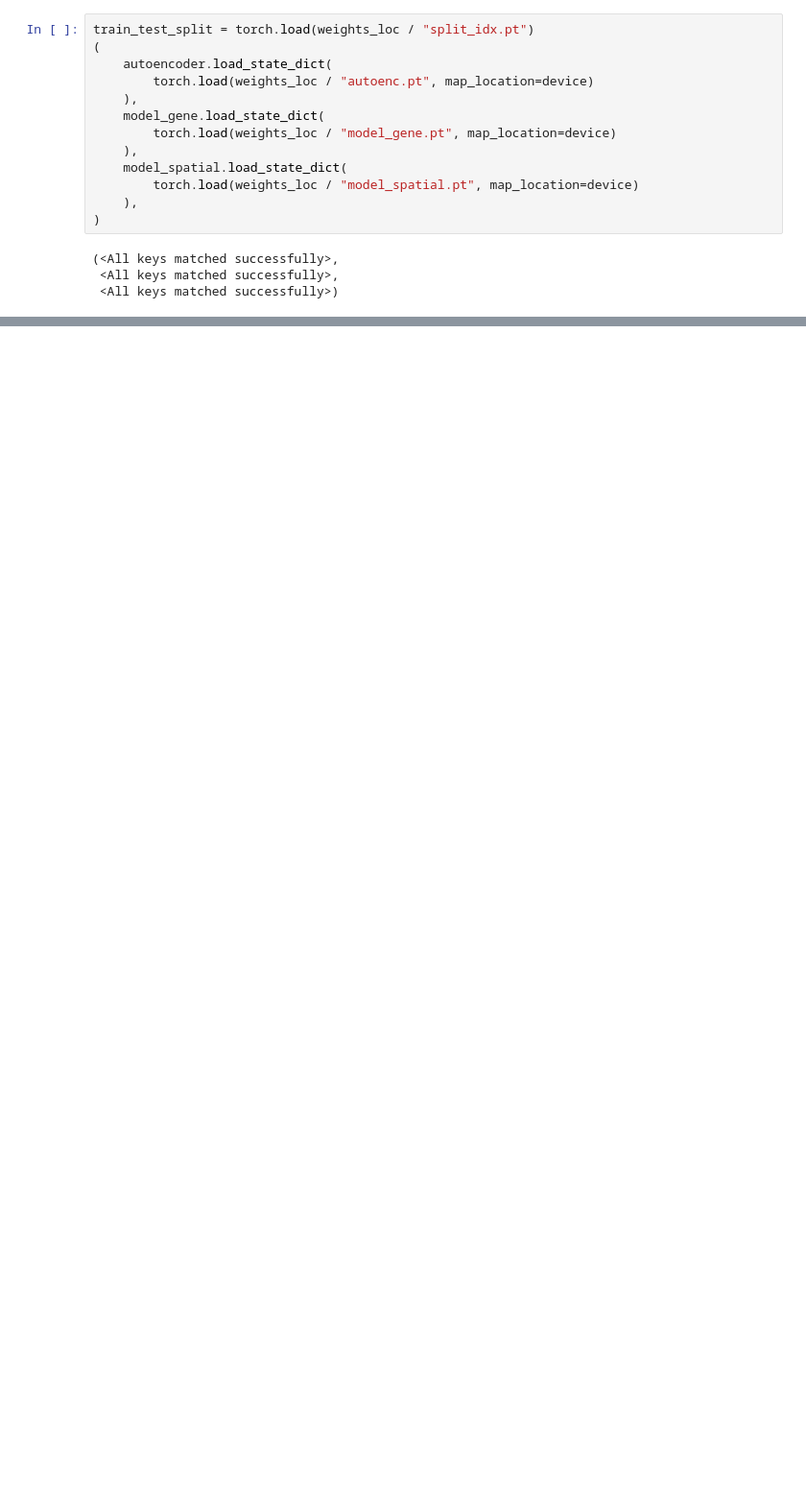
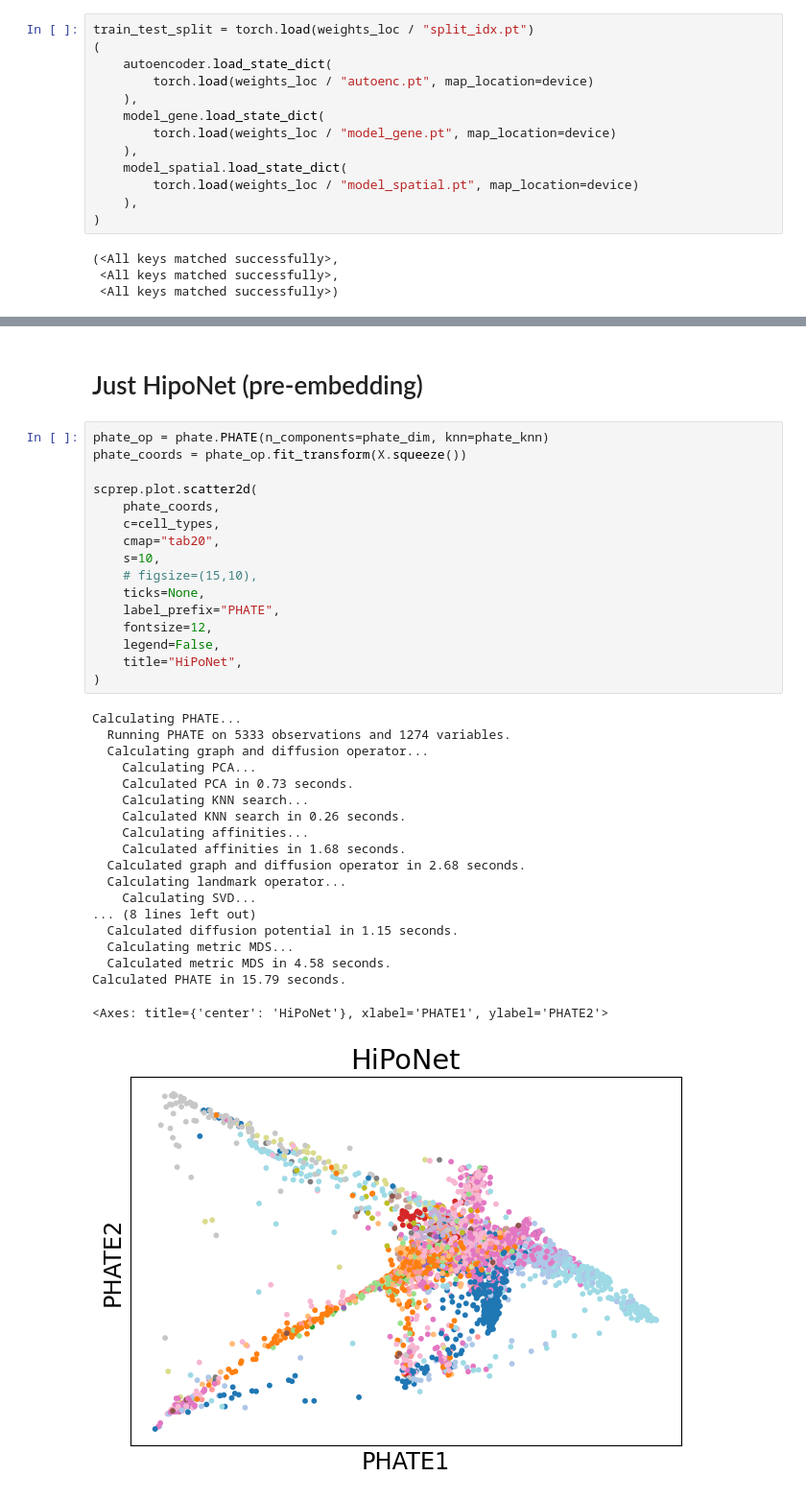
Before and after one commit to KrishnaswamyLab/HiPoNet, a Jupyter notebook: node_embedding_visualization.ipynb, the cells around one changed output, grey strips where cells are left out. Shown at 96% size. Cells and saved outputs as stored; diff of their text form; blank space fills up the shorter version.

```diff
--- a/node_embedding_visualization.ipynb
+++ b/node_embedding_visualization.ipynb
@@ -88,0 +192,38 @@ ModuleNotFoundError: No module named 'phate'
+# %% [markdown]
+# Just HipoNet (pre-embedding)
+# %%
+phate_op = phate.PHATE(n_components=phate_dim, knn=phate_knn)
+phate_coords = phate_op.fit_transform(X.squeeze())
+
+scprep.plot.scatter2d(
+    phate_coords,
+    c=cell_types,
+    cmap="tab20",
+    s=10,
+    # figsize=(15,10),
+    ticks=None,
+    label_prefix="PHATE",
+    fontsize=12,
+    legend=False,
+    title="HiPoNet",
+)
+# %% [output]
+Calculating PHATE...
+  Running PHATE on 5333 observations and 1274 variables.
+  Calculating graph and diffusion operator...
+    Calculating PCA...
+    Calculated PCA in 0.73 seconds.
+    Calculating KNN search...
+    Calculated KNN search in 0.26 seconds.
+    Calculating affinities...
+    Calculated affinities in 1.68 seconds.
+  Calculated graph and diffusion operator in 2.68 seconds.
+  Calculating landmark operator...
+    Calculating SVD...
+... (8 lines left out)
+  Calculated diffusion potential in 1.15 seconds.
+  Calculating metric MDS...
+  Calculated metric MDS in 4.58 seconds.
+Calculated PHATE in 15.79 seconds.
+<Axes: title={'center': 'HiPoNet'}, xlabel='PHATE1', ylabel='PHATE2'>
+[figure, added]
```
Also changed, not shown: parts of 12 cells of this notebook.
